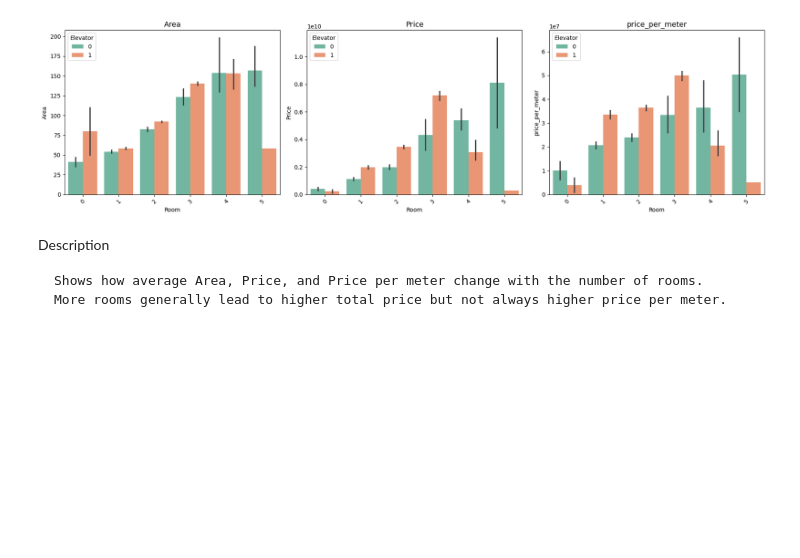
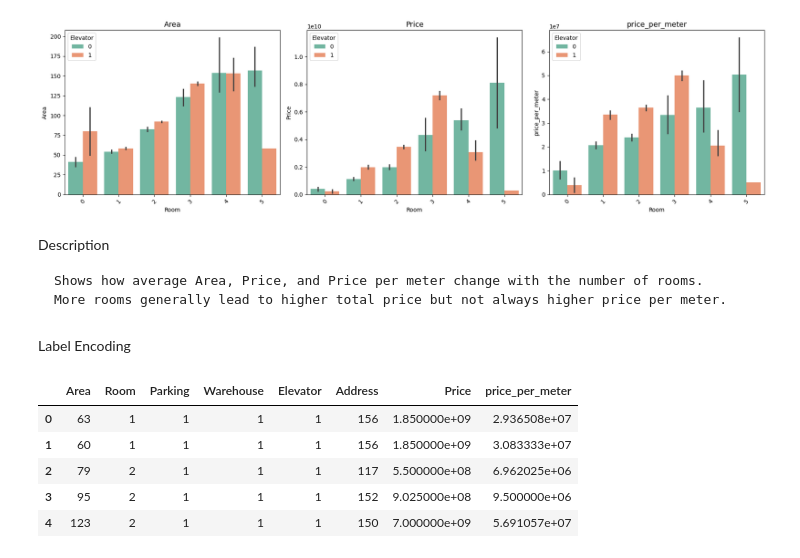
Before and after one commit to sajjadkhazaei/house-prices-in-tehran, a Jupyter notebook: house prices.ipynb, the cells around one changed output. Cells and saved outputs as stored; diff of their text form; code cells hidden in the pictures; blank space fills up the shorter version.

Commit message:
Label Encoding

```diff
--- a/house prices.ipynb
+++ b/house prices.ipynb
@@ -426,3 +426,18 @@ Description
 
     Shows how average Area, Price, and Price per meter change with the number of rooms.
     More rooms generally lead to higher total price but not always higher price per meter.
+# %% [markdown]
+Label Encoding
+# %%
+from sklearn.preprocessing import LabelEncoder
+le=LabelEncoder()
+for column in ['Address']:
+    df[column]=le.fit_transform(df[column])
+df.head()
+# %% [output]
+|  | Area | Room | Parking | Warehouse | Elevator | Address | Price | price_per_meter |
+| 0 | 63 | 1 | 1 | 1 | 1 | 156 | 1.850000e+09 | 2.936508e+07 |
+| 1 | 60 | 1 | 1 | 1 | 1 | 156 | 1.850000e+09 | 3.083333e+07 |
+| 2 | 79 | 2 | 1 | 1 | 1 | 117 | 5.500000e+08 | 6.962025e+06 |
+| 3 | 95 | 2 | 1 | 1 | 1 | 152 | 9.025000e+08 | 9.500000e+06 |
+| 4 | 123 | 2 | 1 | 1 | 1 | 150 | 7.000000e+09 | 5.691057e+07 |
```
Also changed, not shown: parts of 2 cells of this notebook.
